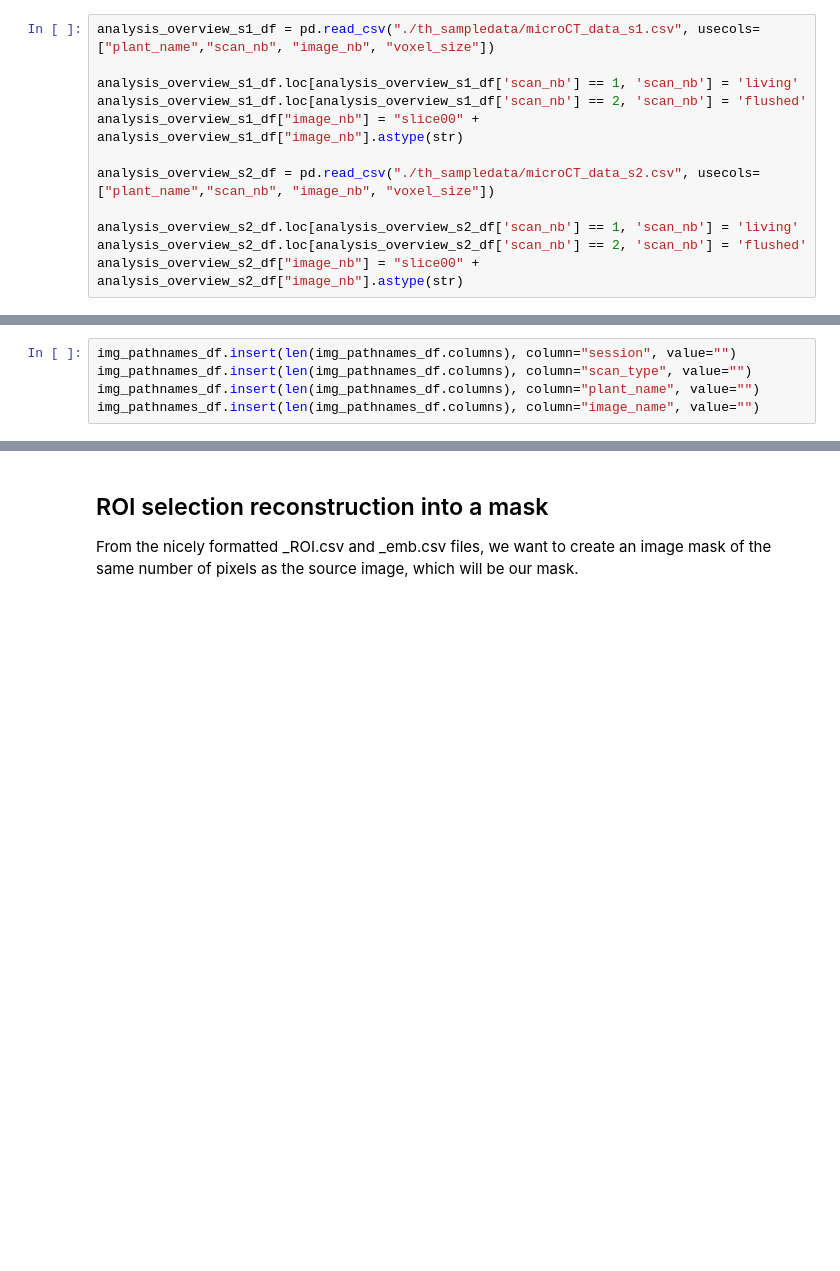
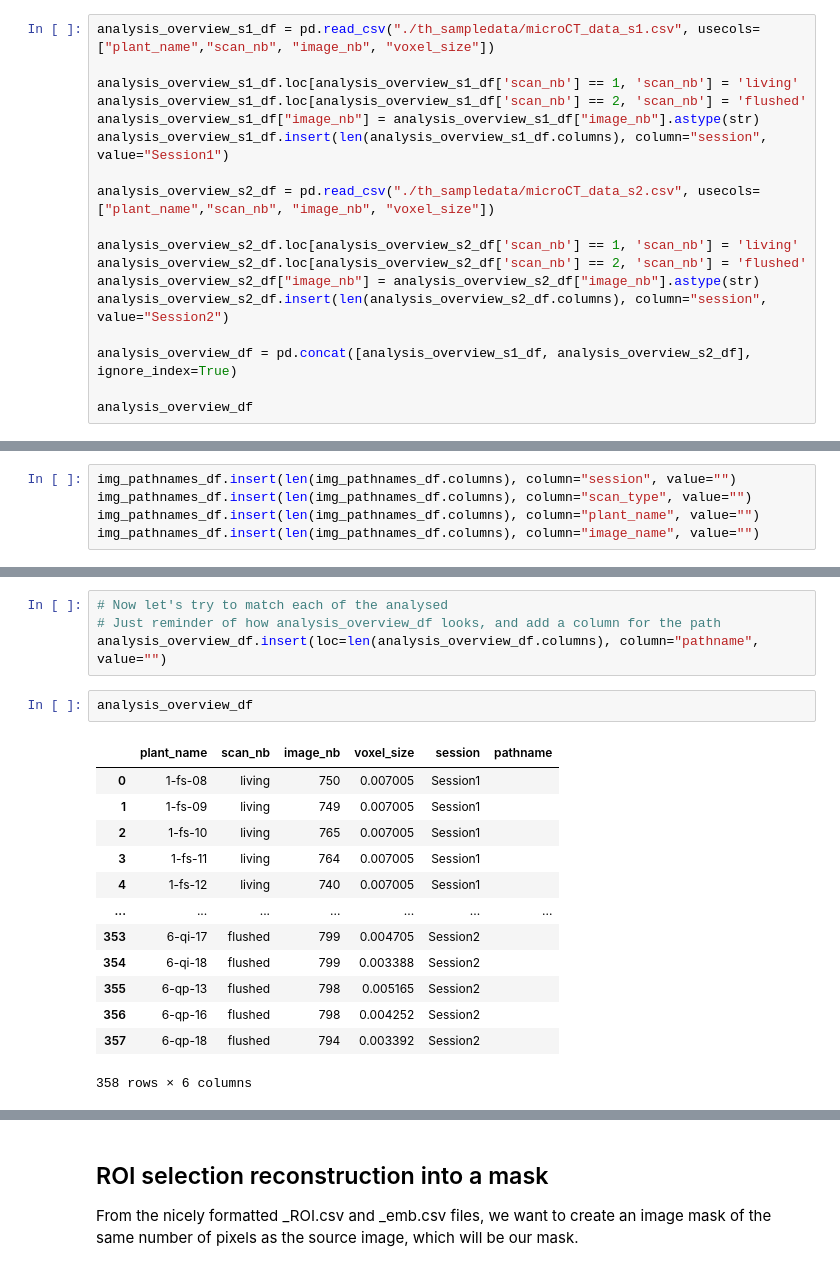
Before and after one commit to theophanemayaud/EPFL-ML-for-science-embolism-detection, a Jupyter notebook: th_csvROI-EMB_to_labelVectors.ipynb, the cells around one changed output, grey strips where cells are left out. Saved outputs shown, nothing was run; the diff lists cells and outputs as text; blank space fills up the shorter version.

```diff
--- a/th_csvROI-EMB_to_labelVectors.ipynb
+++ b/th_csvROI-EMB_to_labelVectors.ipynb
@@ -54,10 +54,16 @@ analysis_overview_s1_df = pd.read_csv("./th_sampledata/microCT_data_s1.csv", use
 
 analysis_overview_s1_df.loc[analysis_overview_s1_df['scan_nb'] == 1, 'scan_nb'] = 'living'
 analysis_overview_s1_df.loc[analysis_overview_s1_df['scan_nb'] == 2, 'scan_nb'] = 'flushed'
-analysis_overview_s1_df["image_nb"] = "slice00" + analysis_overview_s1_df["image_nb"].astype(str)
+analysis_overview_s1_df["image_nb"] = analysis_overview_s1_df["image_nb"].astype(str)
+analysis_overview_s1_df.insert(len(analysis_overview_s1_df.columns), column="session", value="Session1")
 
 analysis_overview_s2_df = pd.read_csv("./th_sampledata/microCT_data_s2.csv", usecols=["plant_name","scan_nb", "image_nb", "voxel_size"])
 
 analysis_overview_s2_df.loc[analysis_overview_s2_df['scan_nb'] == 1, 'scan_nb'] = 'living'
 analysis_overview_s2_df.loc[analysis_overview_s2_df['scan_nb'] == 2, 'scan_nb'] = 'flushed'
-analysis_overview_s2_df["image_nb"] = "slice00" + analysis_overview_s2_df["image_nb"].astype(str)
+analysis_overview_s2_df["image_nb"] = analysis_overview_s2_df["image_nb"].astype(str)
+analysis_overview_s2_df.insert(len(analysis_overview_s2_df.columns), column="session", value="Session2")
+
+analysis_overview_df = pd.concat([analysis_overview_s1_df, analysis_overview_s2_df], ignore_index=True)
+
+analysis_overview_df
@@ -229,0 +276,20 @@ img_pathnames_df
+# %%
+# Now let's try to match each of the analysed
+# Just reminder of how analysis_overview_df looks, and add a column for the path
+analysis_overview_df.insert(loc=len(analysis_overview_df.columns), column="pathname", value="")
+# %%
+analysis_overview_df
+# %% [output]
+|  | plant_name | scan_nb | image_nb | voxel_size | session | pathname |
+| 0 | 1-fs-08 | living | 750 | 0.007005 | Session1 |  |
+| 1 | 1-fs-09 | living | 749 | 0.007005 | Session1 |  |
+| 2 | 1-fs-10 | living | 765 | 0.007005 | Session1 |  |
+| 3 | 1-fs-11 | living | 764 | 0.007005 | Session1 |  |
+| 4 | 1-fs-12 | living | 740 | 0.007005 | Session1 |  |
+| ... | ... | ... | ... | ... | ... | ... |
+| 353 | 6-qi-17 | flushed | 799 | 0.004705 | Session2 |  |
+| 354 | 6-qi-18 | flushed | 799 | 0.003388 | Session2 |  |
+| 355 | 6-qp-13 | flushed | 798 | 0.005165 | Session2 |  |
+| 356 | 6-qp-16 | flushed | 798 | 0.004252 | Session2 |  |
+| 357 | 6-qp-18 | flushed | 794 | 0.003392 | Session2 |  |
+358 rows × 6 columns
```
Also changed, not shown: parts of 23 cells of this notebook, 3 other files.
